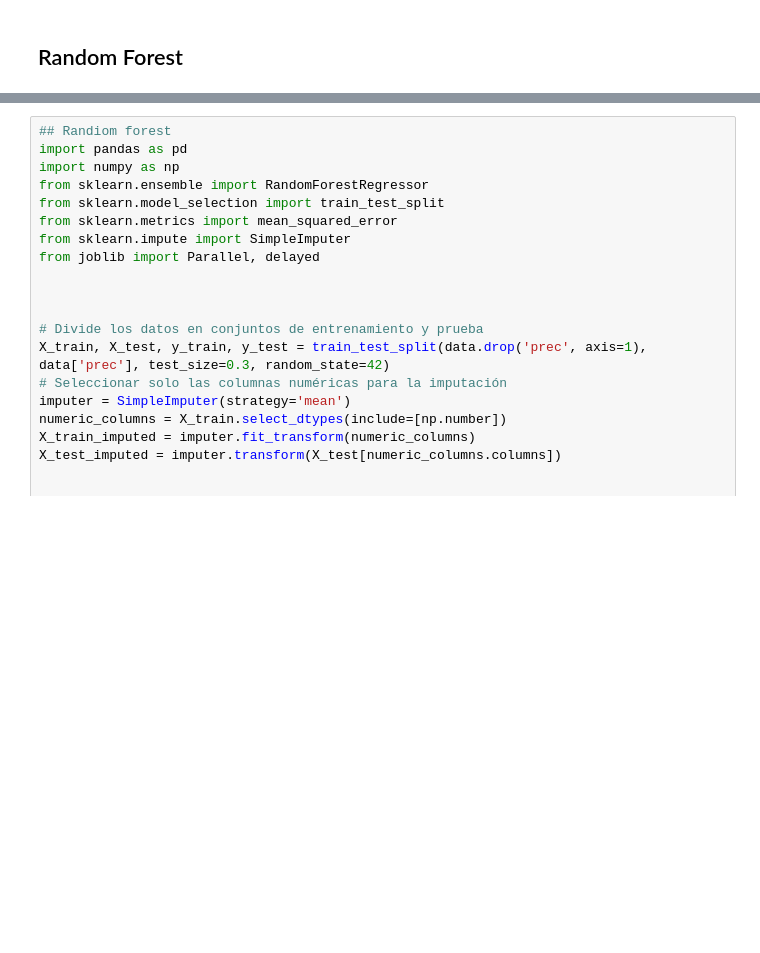
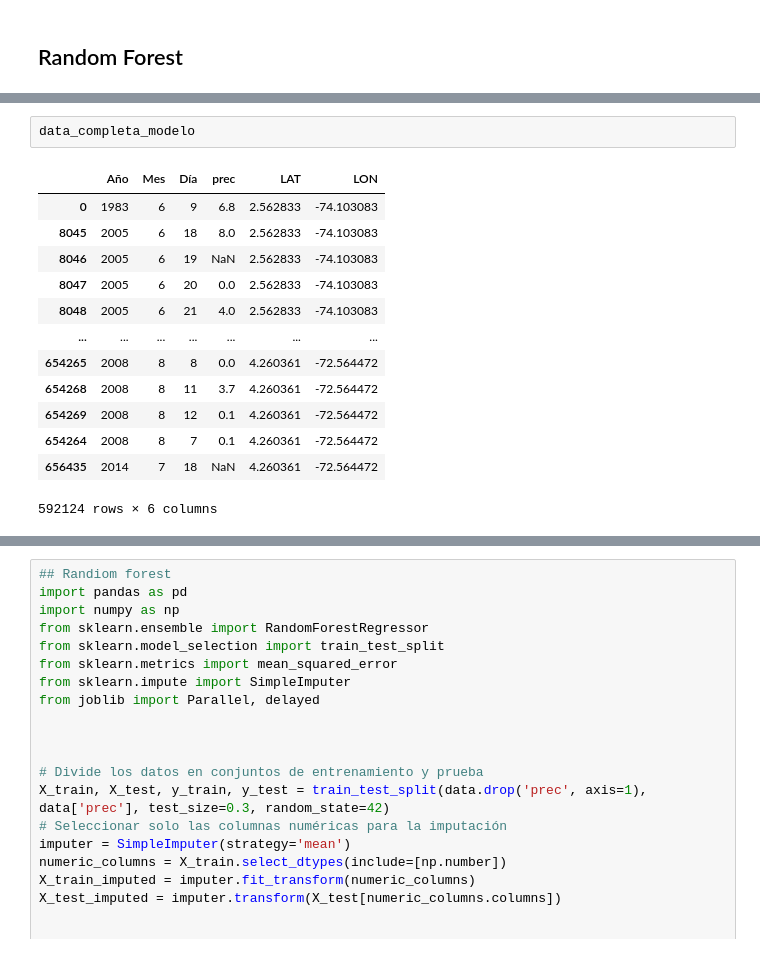
Before and after one commit to Ronaldoh99/Proyecto_mod_precipitacion, a Jupyter notebook: Codigos de Python/NoteNook_model_RF.ipynb, the cells around one changed output, grey strips where cells are left out. Drawn from its saved outputs; the diff is of its cells as text; blank space fills up the shorter version.

```diff
--- a/Codigos de Python/NoteNook_model_RF.ipynb
+++ b/Codigos de Python/NoteNook_model_RF.ipynb
@@ -259,0 +1578,16 @@ data
+# %%
+data_completa_modelo
+# %% [output]
+|  | Año | Mes | Día | prec | LAT | LON |
+| 0 | 1983 | 6 | 9 | 6.8 | 2.562833 | -74.103083 |
+| 8045 | 2005 | 6 | 18 | 8.0 | 2.562833 | -74.103083 |
+| 8046 | 2005 | 6 | 19 | NaN | 2.562833 | -74.103083 |
+| 8047 | 2005 | 6 | 20 | 0.0 | 2.562833 | -74.103083 |
+| 8048 | 2005 | 6 | 21 | 4.0 | 2.562833 | -74.103083 |
+| ... | ... | ... | ... | ... | ... | ... |
+| 654265 | 2008 | 8 | 8 | 0.0 | 4.260361 | -72.564472 |
+| 654268 | 2008 | 8 | 11 | 3.7 | 4.260361 | -72.564472 |
+| 654269 | 2008 | 8 | 12 | 0.1 | 4.260361 | -72.564472 |
+| 654264 | 2008 | 8 | 7 | 0.1 | 4.260361 | -72.564472 |
+| 656435 | 2014 | 7 | 18 | NaN | 4.260361 | -72.564472 |
+592124 rows × 6 columns
```
Also changed, not shown: parts of 66 cells of this notebook, 1 other file.
